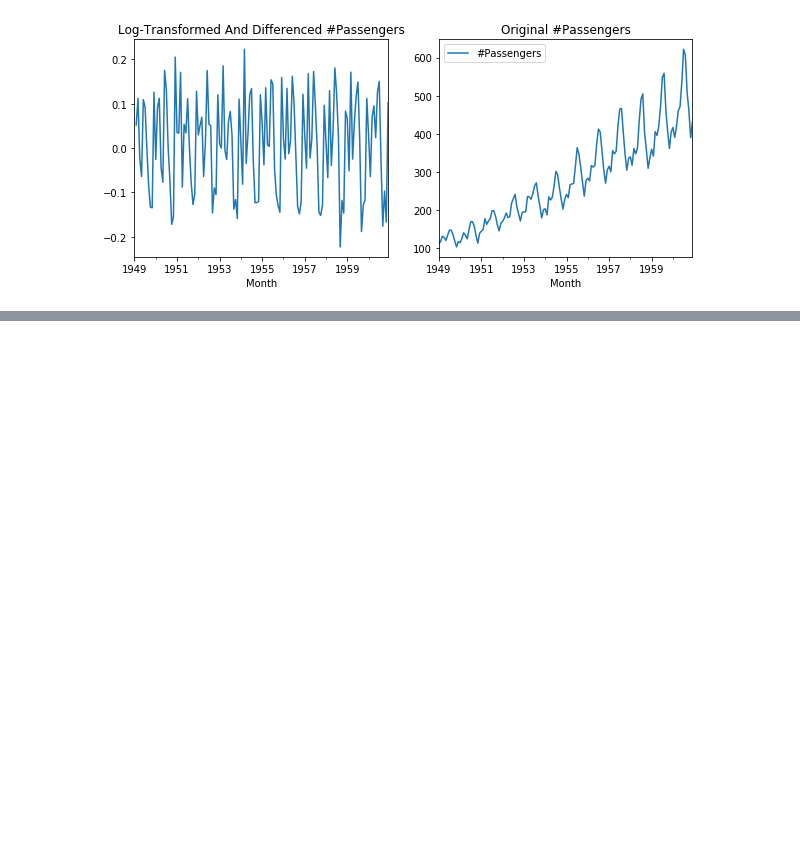
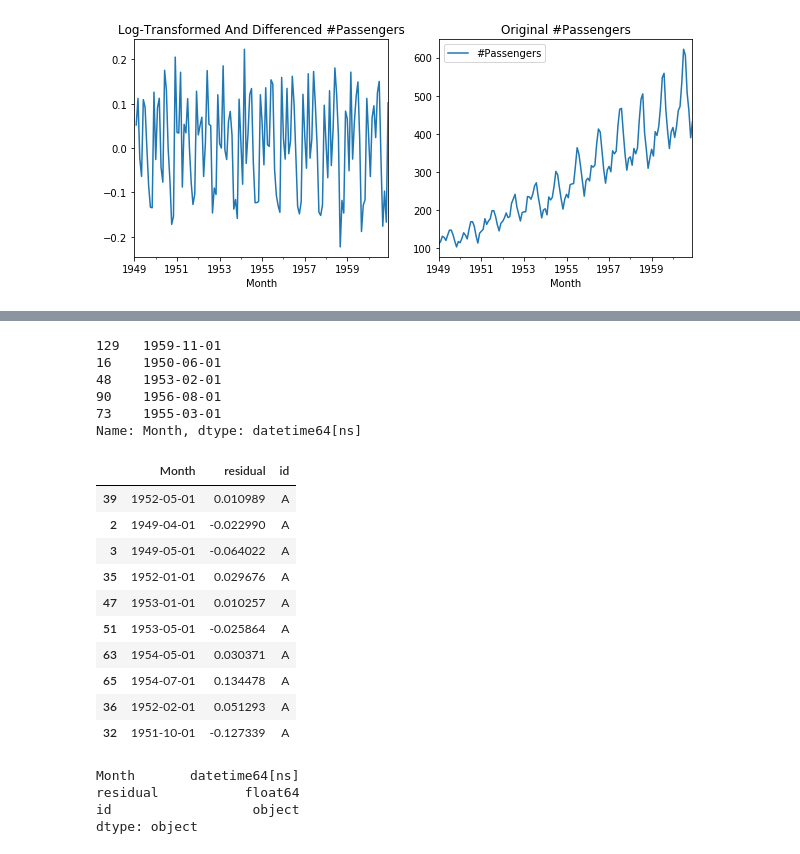
Before and after one commit to drbwa/timeserieseda, a Jupyter notebook: scipy2019/scipy2019-2-ml-models.ipynb, the cells around one changed output, grey strips where cells are left out. Drawn from its saved outputs; the diff is of its cells as text; code cells hidden in the pictures; blank space fills up the shorter version.

```diff
--- a/scipy2019/scipy2019-2-ml-models.ipynb
+++ b/scipy2019/scipy2019-2-ml-models.ipynb
@@ -532,0 +585,6 @@ ap.plot(title="Original #Passengers", ax=ax2)
+# %%
+ap["id"] = "A"
+# %%
+ap.dropna(inplace=True)
+# %%
+ap.reset_index(inplace=True)
@@ -532,0 +600,32 @@ ap.plot(title="Original #Passengers", ax=ax2)
+# %%
+ap["Month"].sample(5)
+# %% [output]
+129   1959-11-01
+16    1950-06-01
+48    1953-02-01
+90    1956-08-01
+73    1955-03-01
+Name: Month, dtype: datetime64[ns]
+# %%
+ap_sample = ap[["Month", "residual", "id"]].head(70)
+# %%
+ap_sample.sample(10)
+# %% [output]
+|  | Month | residual | id |
+| 39 | 1952-05-01 | 0.010989 | A |
+| 2 | 1949-04-01 | -0.022990 | A |
+| 3 | 1949-05-01 | -0.064022 | A |
+| 35 | 1952-01-01 | 0.029676 | A |
+| 47 | 1953-01-01 | 0.010257 | A |
+| 51 | 1953-05-01 | -0.025864 | A |
+| 63 | 1954-05-01 | 0.030371 | A |
+| 65 | 1954-07-01 | 0.134478 | A |
+| 36 | 1952-02-01 | 0.051293 | A |
+| 32 | 1951-10-01 | -0.127339 | A |
+# %%
+ap_sample.dtypes
+# %% [output]
+Month       datetime64[ns]
+residual           float64
+id                  object
+dtype: object
```
Also changed, not shown: parts of 13 cells of this notebook.
